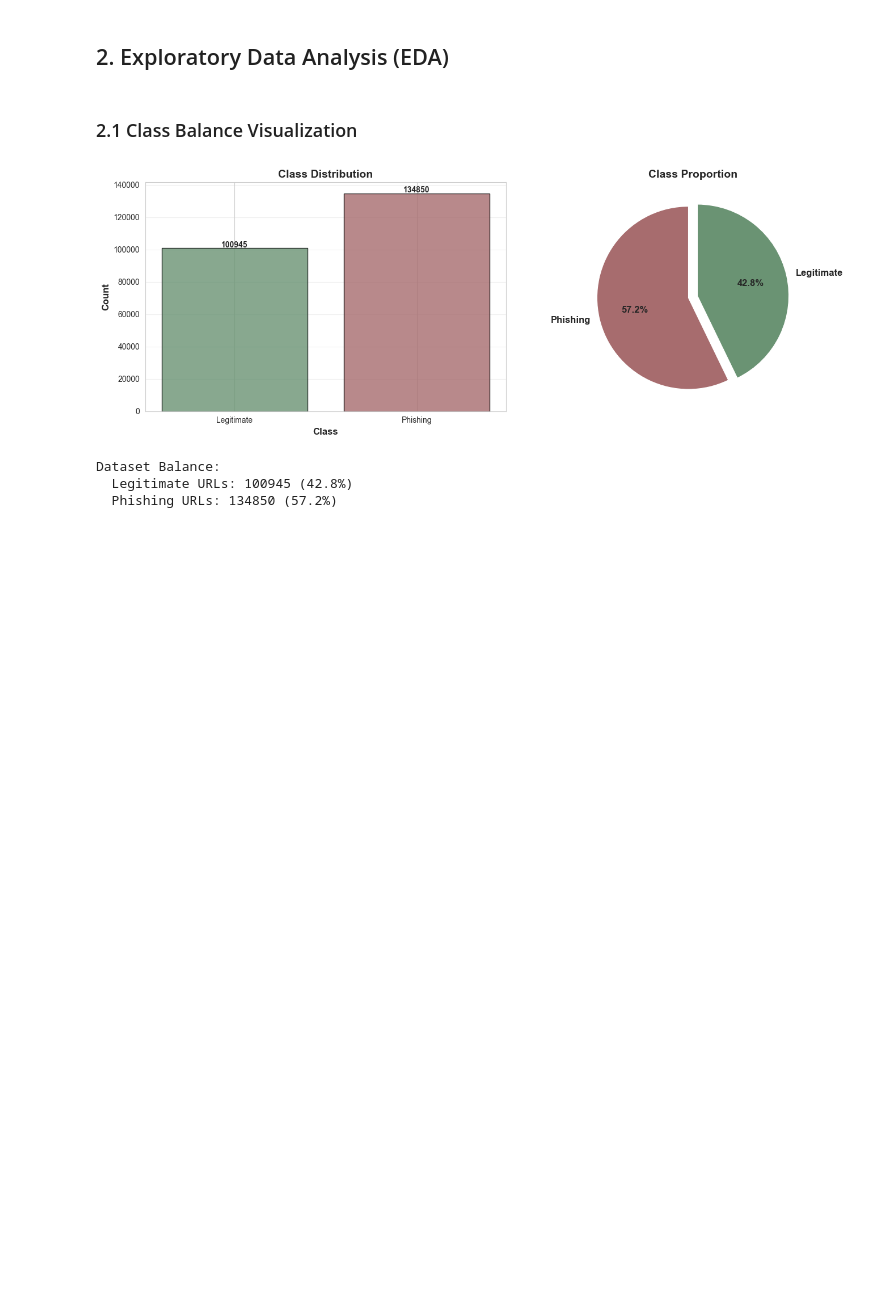
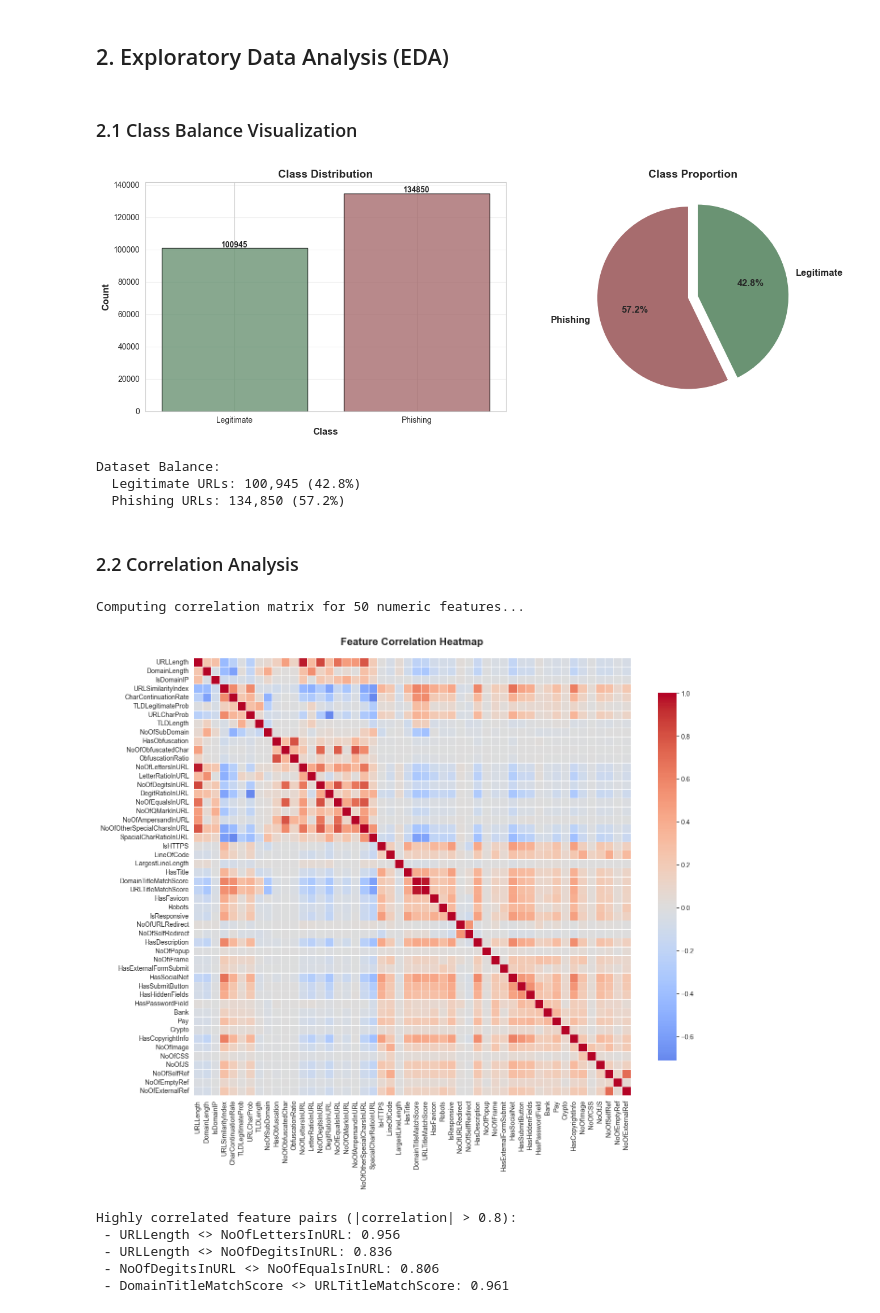
Before and after one commit to stfox13/CSCA5622_FinalProject, a Jupyter notebook: main.ipynb, the cells around one changed output. Cells and saved outputs as stored; diff of their text form; code cells hidden in the pictures; blank space fills up the shorter version.

```diff
--- a/main.ipynb
+++ b/main.ipynb
@@ -179,10 +163,52 @@ plt.tight_layout()
 plt.show()
 
 print(f"Dataset Balance:")
-print(f"  Legitimate URLs: {class_counts[0]} ({class_counts[0]/len(y)*100:.1f}%)")
-print(f"  Phishing URLs: {class_counts[1]} ({class_counts[1]/len(y)*100:.1f}%)")
+print(f"  Legitimate URLs: {class_counts[0]:,} ({class_counts[0]/len(y)*100:.1f}%)")
+print(f"  Phishing URLs: {class_counts[1]:,} ({class_counts[1]/len(y)*100:.1f}%)")
 # %% [output]
 [figure]
 Dataset Balance:
-  Legitimate URLs: 100945 (42.8%)
-  Phishing URLs: 134850 (57.2%)
+  Legitimate URLs: 100,945 (42.8%)
+  Phishing URLs: 134,850 (57.2%)
+# %% [markdown]
+### 2.2 Correlation Analysis
+# %%
+# Compute correlation matrix
+# X is already filtered to numeric columns from the initial data load
+print(f"Computing correlation matrix for {X.shape[1]} numeric features...")
+
+correlation_matrix = X.corr()
+
+# Plot correlation heatmap
+plt.figure(figsize=(14, 12))
+sns.heatmap(correlation_matrix, cmap='coolwarm', center=0,
+            square=True, linewidths=0.5, cbar_kws={"shrink": 0.8},
+            annot=False)
+plt.title('Feature Correlation Heatmap', fontsize=16, fontweight='bold', pad=20)
+plt.tight_layout()
+plt.show()
+
+# Find highly correlated features
+threshold = 0.8
+high_corr = []
+for i in range(len(correlation_matrix.columns)):
+    for j in range(i+1, len(correlation_matrix.columns)):
+        if abs(correlation_matrix.iloc[i, j]) > threshold:
+            high_corr.append((correlation_matrix.columns[i],
+                            correlation_matrix.columns[j],
+                            correlation_matrix.iloc[i, j]))
+
+print(f"\nHighly correlated feature pairs (|correlation| > {threshold}):")
+if high_corr:
+    for feat1, feat2, corr in high_corr[:10]:  # Show first 10
+        print(f" - {feat1} <> {feat2}: {corr:.3f}")
+else:
+    print(" - NOTE: No highly correlated pairs found")
+# %% [output]
+Computing correlation matrix for 50 numeric features...
+[figure, added]
+Highly correlated feature pairs (|correlation| > 0.8):
+ - URLLength <> NoOfLettersInURL: 0.956
+ - URLLength <> NoOfDegitsInURL: 0.836
+ - NoOfDegitsInURL <> NoOfEqualsInURL: 0.806
+ - DomainTitleMatchScore <> URLTitleMatchScore: 0.961
```
Also changed, not shown: parts of 16 cells of this notebook.
